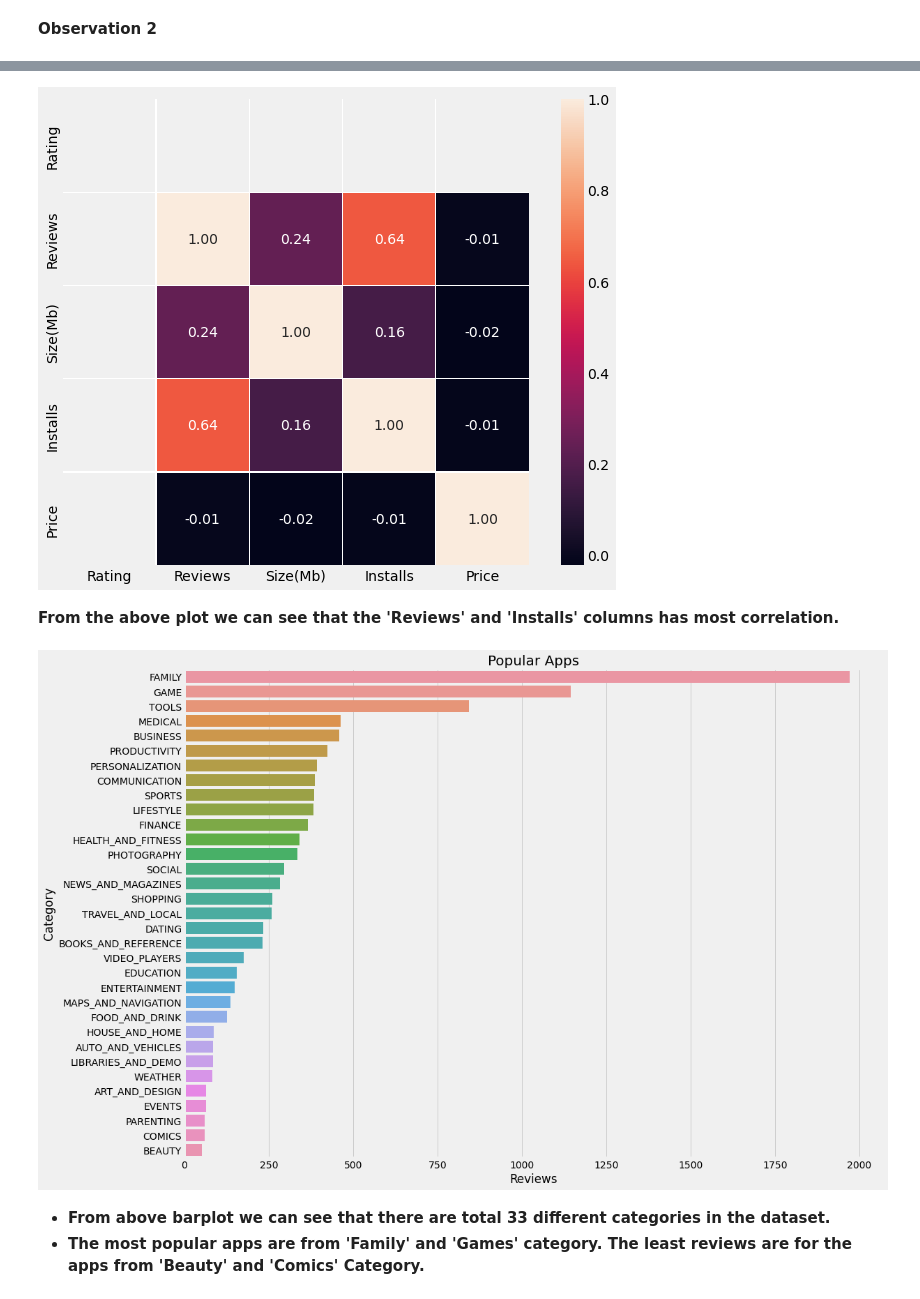
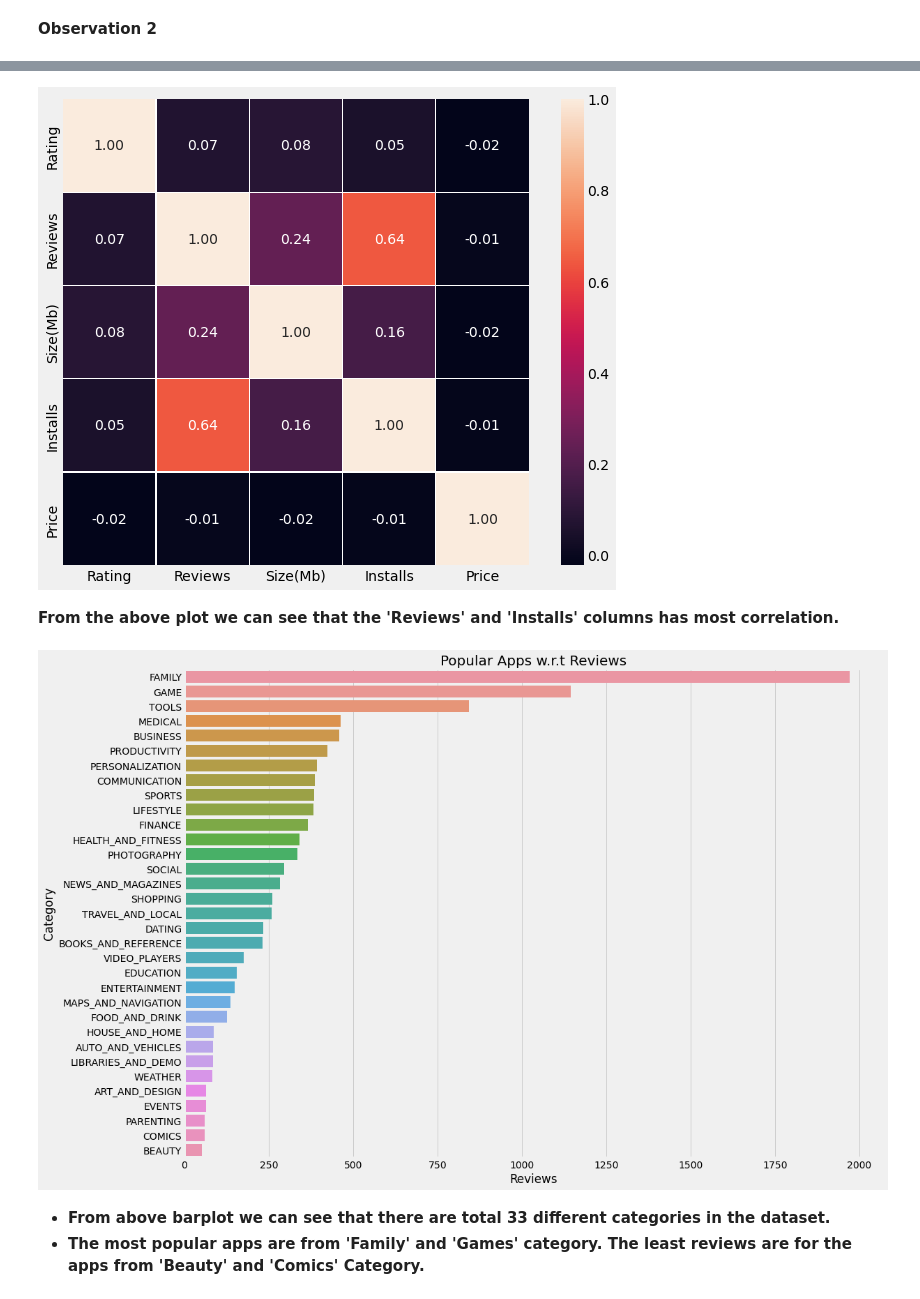
Before and after one commit to nehaa54/exploratory-data-analysis, a Jupyter notebook: Project_playstore_app_analysis_Neha_Jadhav.ipynb, the cells around one changed output, grey strips where cells are left out. Cells and saved outputs as stored; diff of their text form; code cells hidden in the pictures.

```diff
--- a/Project_playstore_app_analysis_Neha_Jadhav.ipynb
+++ b/Project_playstore_app_analysis_Neha_Jadhav.ipynb
@@ -190,7 +214,6 @@ df1["Reviews"]=pd.to_numeric(df1["Reviews"])
 df1["Installs"]=df1["Installs"].astype(float)
 df1["Price"]=df1["Price"].astype(float)
 df1["Size(Mb)"]=df1["Size(Mb)"].astype(float)
-df1["Rating"]=df1["Rating"].astype(float)
 # %%
 #let's drop the unwanted columns
 df1.drop(['Last Updated','Current Ver','Android Ver'],axis=1,inplace=True)
@@ -280,20 +302,20 @@ fig, axes =plt.subplots(figsize=(10,8))
 sns.heatmap(df1.corr(),ax=axes,annot=True,linewidths=0.1,fmt='.2f',square=True)
 plt.show()
 # %% [output]
-[figure, old version]
+[figure, new version]
 # %% [markdown]
 **From the above plot we can see that the 'Reviews' and 'Installs' columns has most correlation.**
 # %%
 #plotting barplot for visualizing apps reviews w.r.t Category
 apps_category = df1.Category.value_counts();
 plt.figure(figsize=(16, 12));
 sns.barplot(apps_category, apps_category.index);
 plt.ylabel('Category');
 plt.xlabel('Reviews');
-plt.title('Popular Apps', Size = 20);
+plt.title('Popular Apps w.r.t Reviews', Size = 20);
 plt.show();
 # %% [output]
-[figure, old version]
+[figure, new version]
 # %% [markdown]
 *  **From above barplot we can see that there are total 33 different categories in the dataset.**
 *  **The most popular apps are from 'Family' and 'Games' category. The least reviews are for the apps from 'Beauty' and 'Comics' Category.**
```
Also changed, not shown: parts of 32 cells of this notebook.
